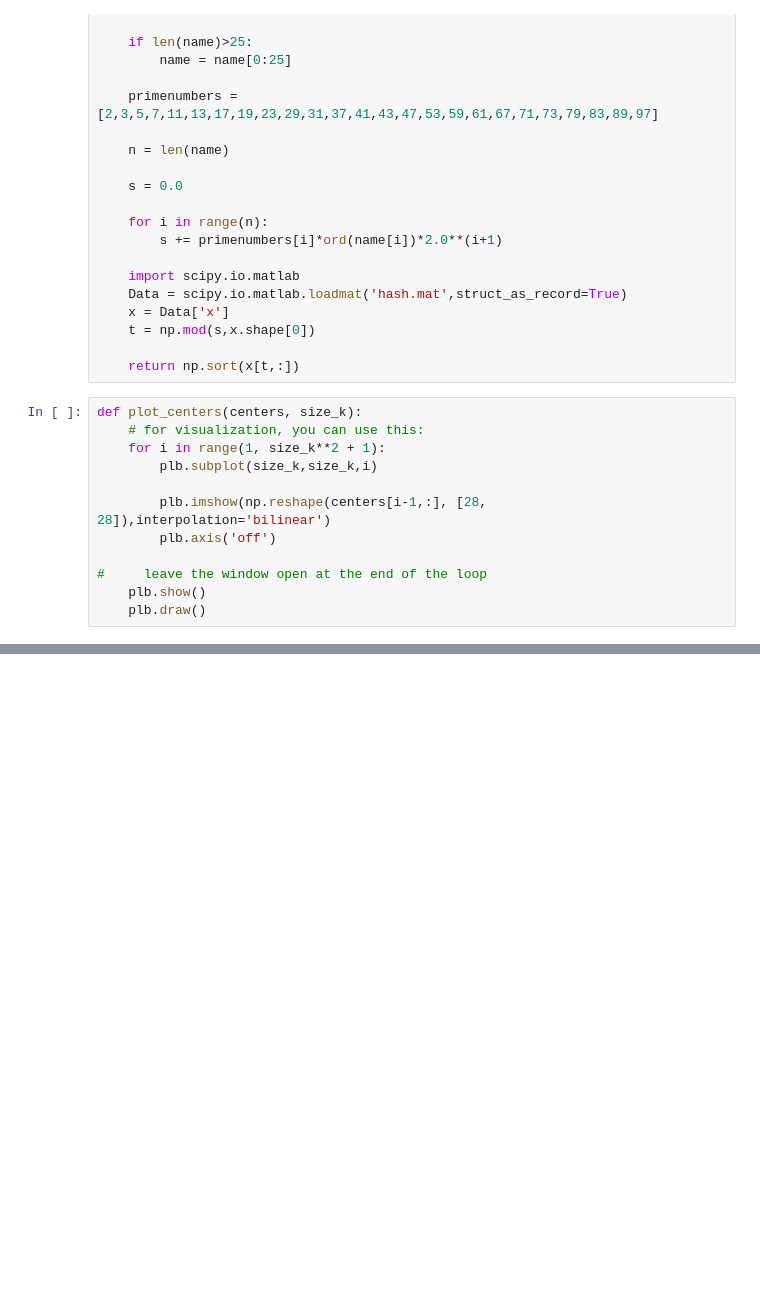
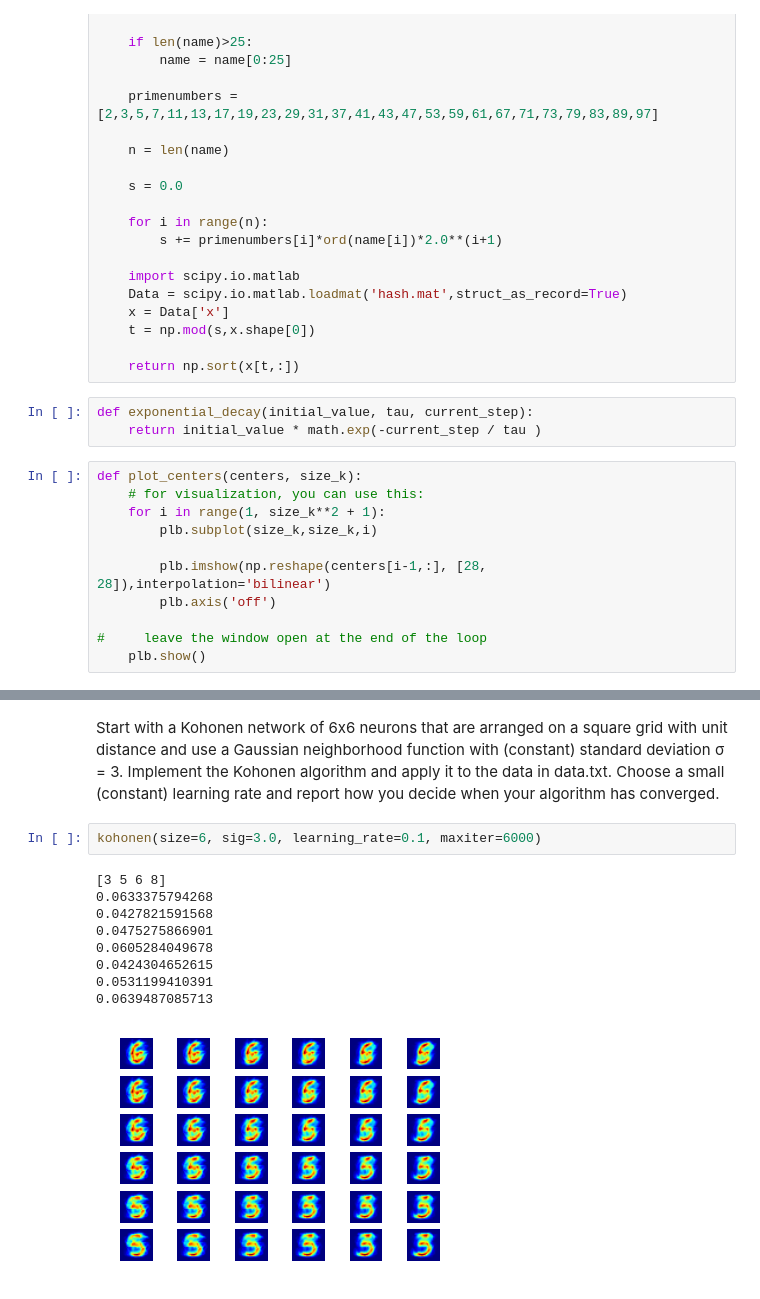
Before and after one commit to PaluchowskiMatthew/GuacOverflow, a Jupyter notebook: Project 1/miniproject1_data/Kohonen MiniProject 1.ipynb, the cells around one changed output, grey strips where cells are left out. Saved outputs shown, nothing was run; the diff lists cells and outputs as text; blank space fills up the shorter version.

```diff
--- a/Project 1/miniproject1_data/Kohonen MiniProject 1.ipynb
+++ b/Project 1/miniproject1_data/Kohonen MiniProject 1.ipynb
@@ -80,6 +81,9 @@ def name2digits(name):
     t = np.mod(s,x.shape[0])
 
     return np.sort(x[t,:])
+# %%
+def exponential_decay(initial_value, tau, current_step):
+    return initial_value * math.exp(-current_step / tau )
 # %%
 def plot_centers(centers, size_k):
     # for visualization, you can use this:
@@ -91,5 +95,4 @@ def plot_centers(centers, size_k):
 
 #     leave the window open at the end of the loop
     plb.show()
-    plb.draw()
 # %%
@@ -171,0 +195,18 @@ kohonen()
+# %% [markdown]
+Start with a Kohonen network of 6x6 neurons that are arranged on a square grid
+with unit distance and use a Gaussian neighborhood function with (constant)
+standard deviation σ = 3. Implement the Kohonen algorithm and apply it to the
+data in data.txt. Choose a small (constant) learning rate and report how you
+decide when your algorithm has converged.
+# %%
+kohonen(size=6, sig=3.0, learning_rate=0.1, maxiter=6000)
+# %% [output]
+[3 5 6 8]
+0.0633375794268
+0.0427821591568
+0.0475275866901
+0.0605284049678
+0.0424304652615
+0.0531199410391
+0.0639487085713
+[figure, added]
```
Also changed, not shown: parts of 6 cells of this notebook, 1 other file.
